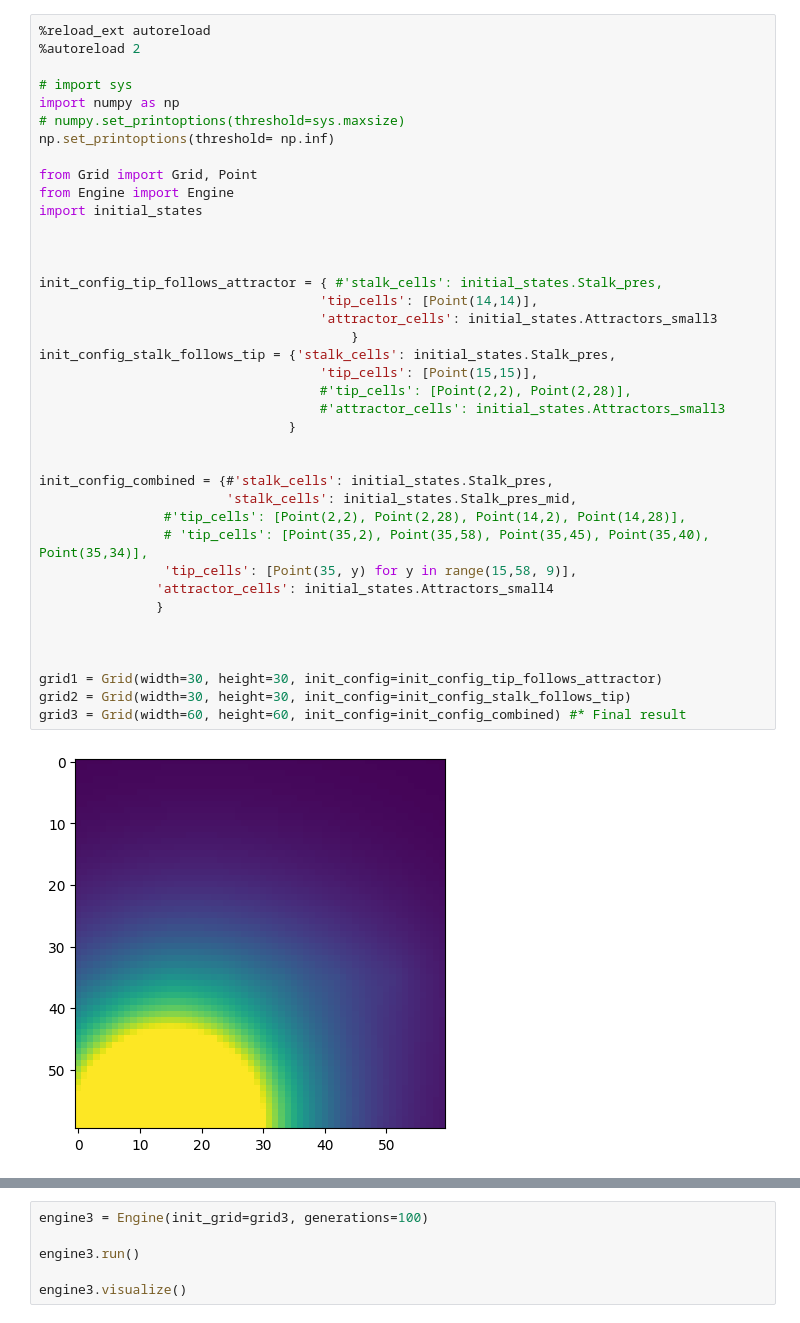
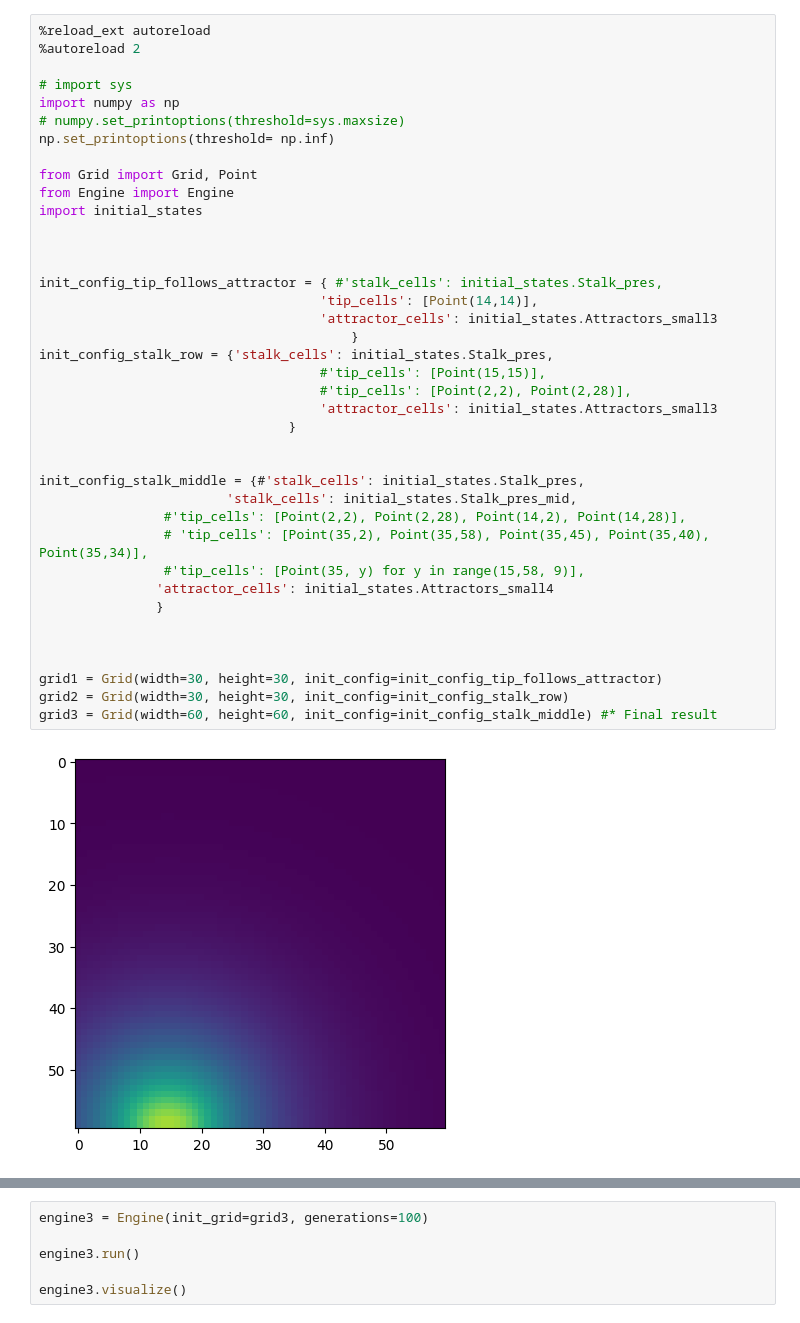
Before and after one commit to raysinm/ca-angiogenesis, a Jupyter notebook: map_playground.ipynb, the cells around one changed output, grey strips where cells are left out. Cells and saved outputs as stored; diff of their text form.

```diff
--- a/map_playground.ipynb
+++ b/map_playground.ipynb
@@ -4,41 +4,41 @@
 
 # import sys
 import numpy as np
 # numpy.set_printoptions(threshold=sys.maxsize)
 np.set_printoptions(threshold= np.inf)
 
 from Grid import Grid, Point
 from Engine import Engine
 import initial_states
 
 
 
 init_config_tip_follows_attractor = { #'stalk_cells': initial_states.Stalk_pres,
                                     'tip_cells': [Point(14,14)],
                                     'attractor_cells': initial_states.Attractors_small3
                                         }
-init_config_stalk_follows_tip = {'stalk_cells': initial_states.Stalk_pres,
-                                    'tip_cells': [Point(15,15)],
+init_config_stalk_row = {'stalk_cells': initial_states.Stalk_pres,
+                                    #'tip_cells': [Point(15,15)],
                                     #'tip_cells': [Point(2,2), Point(2,28)],
-                                    #'attractor_cells': initial_states.Attractors_small3
+                                    'attractor_cells': initial_states.Attractors_small3
                                 }
 
 
-init_config_combined = {#'stalk_cells': initial_states.Stalk_pres,
+init_config_stalk_middle = {#'stalk_cells': initial_states.Stalk_pres,
                         'stalk_cells': initial_states.Stalk_pres_mid,
                 #'tip_cells': [Point(2,2), Point(2,28), Point(14,2), Point(14,28)],
                 # 'tip_cells': [Point(35,2), Point(35,58), Point(35,45), Point(35,40), Point(35,34)],
-                'tip_cells': [Point(35, y) for y in range(15,58, 9)],
+                #'tip_cells': [Point(35, y) for y in range(15,58, 9)],
                'attractor_cells': initial_states.Attractors_small4
                }
 
 
 
 grid1 = Grid(width=30, height=30, init_config=init_config_tip_follows_attractor)
-grid2 = Grid(width=30, height=30, init_config=init_config_stalk_follows_tip)
-grid3 = Grid(width=60, height=60, init_config=init_config_combined) #* Final result
+grid2 = Grid(width=30, height=30, init_config=init_config_stalk_row)
+grid3 = Grid(width=60, height=60, init_config=init_config_stalk_middle) #* Final result
 # %% [output]
-[figure, old version]
+[figure, new version]
 # %%
 engine1 = Engine(init_grid=grid1, generations=36)
 
```
Also changed, not shown: parts of 2 cells of this notebook, 4 other files.
